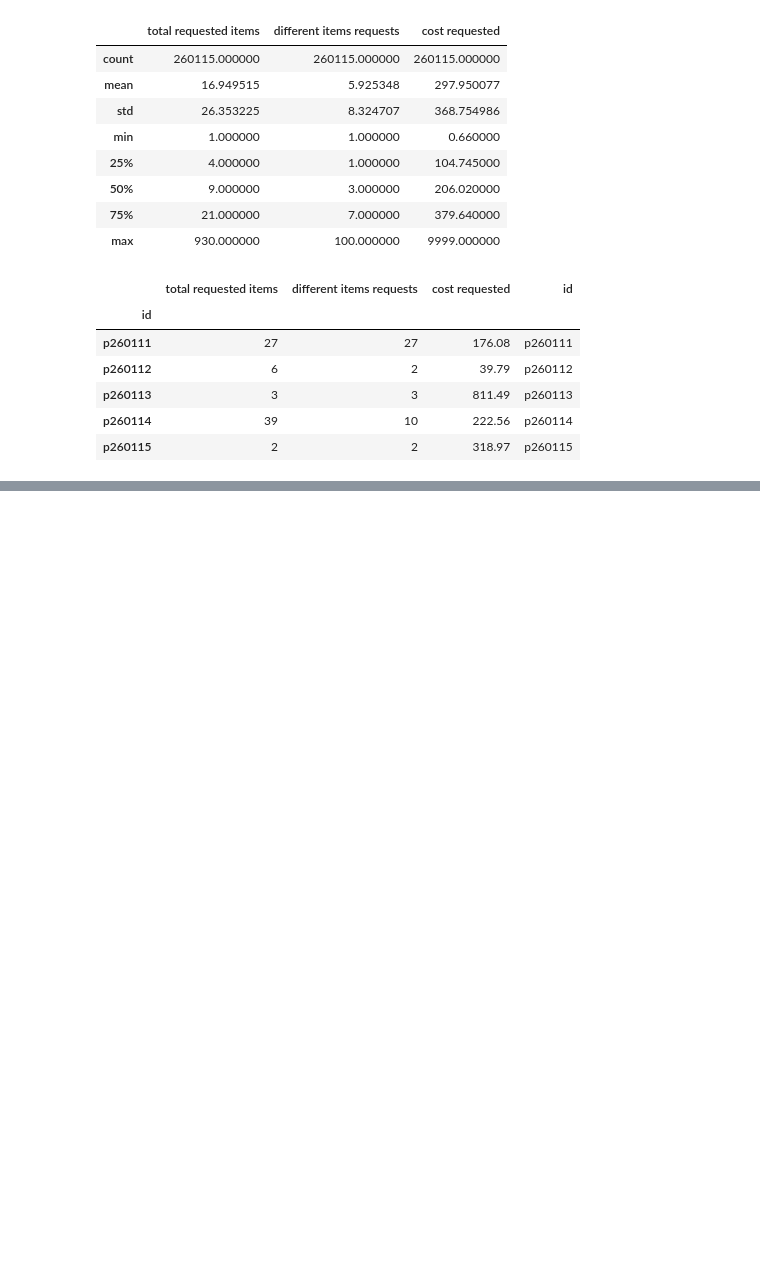
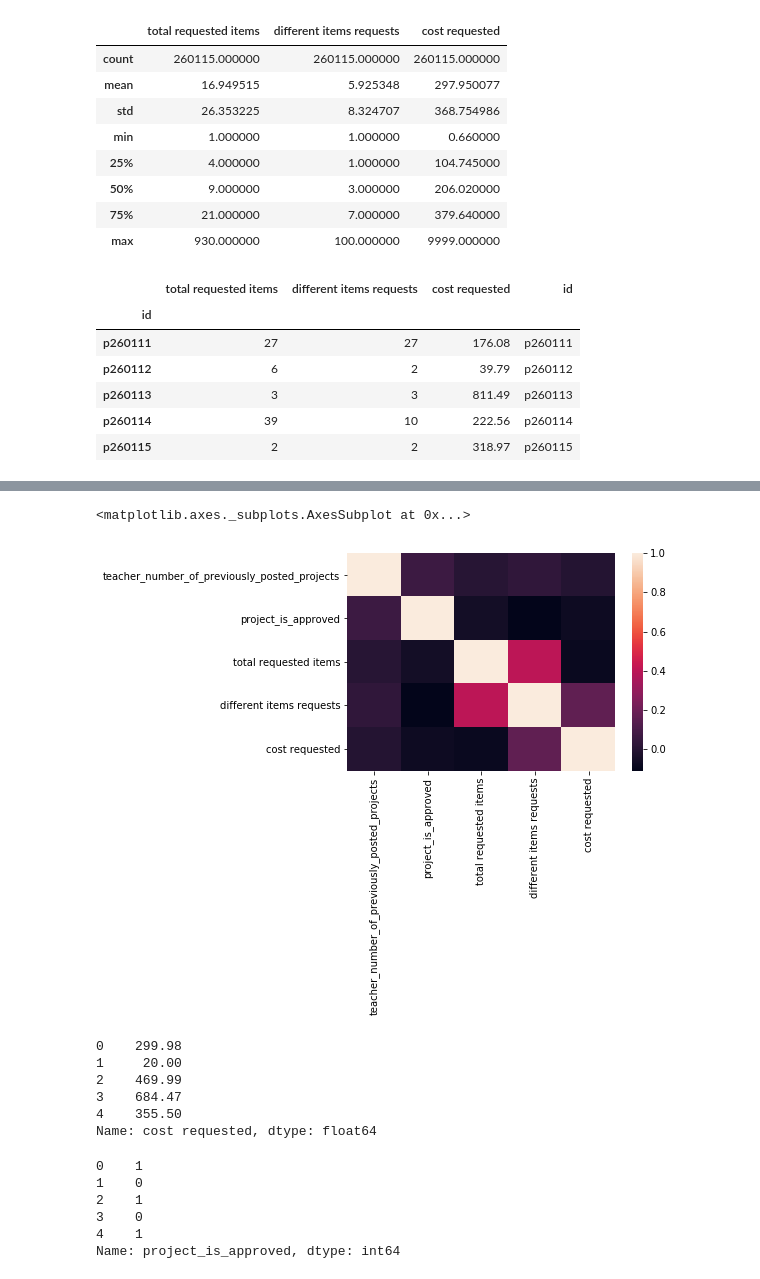
Before and after one commit to hksdatascience/projects, a Jupyter notebook: Donors Choose/Donors Choose -- Eric .ipynb, the cells around one changed output, grey strips where cells are left out. Cells and saved outputs as stored; diff of their text form; code cells hidden in the pictures; blank space fills up the shorter version.

```diff
--- a/Donors Choose/Donors Choose -- Eric .ipynb
+++ b/Donors Choose/Donors Choose -- Eric .ipynb
@@ -104,0 +131,28 @@ merge_train.to_csv('merge_train.csv')
+# %%
+import seaborn as sb
+
+sb.heatmap(merge_train.corr())
+# %% [output]
+<matplotlib.axes._subplots.AxesSubplot at 0x...>
+[figure, added]
+# %%
+
+X = merge_train['cost requested']
+X.head()
+# %% [output]
+0    299.98
+1     20.00
+2    469.99
+3    684.47
+4    355.50
+Name: cost requested, dtype: float64
+# %%
+y = merge_train['project_is_approved']
+y.head()
+# %% [output]
+0    1
+1    0
+2    1
+3    0
+4    1
+Name: project_is_approved, dtype: int64
```
Also changed, not shown: parts of 4 cells of this notebook.
